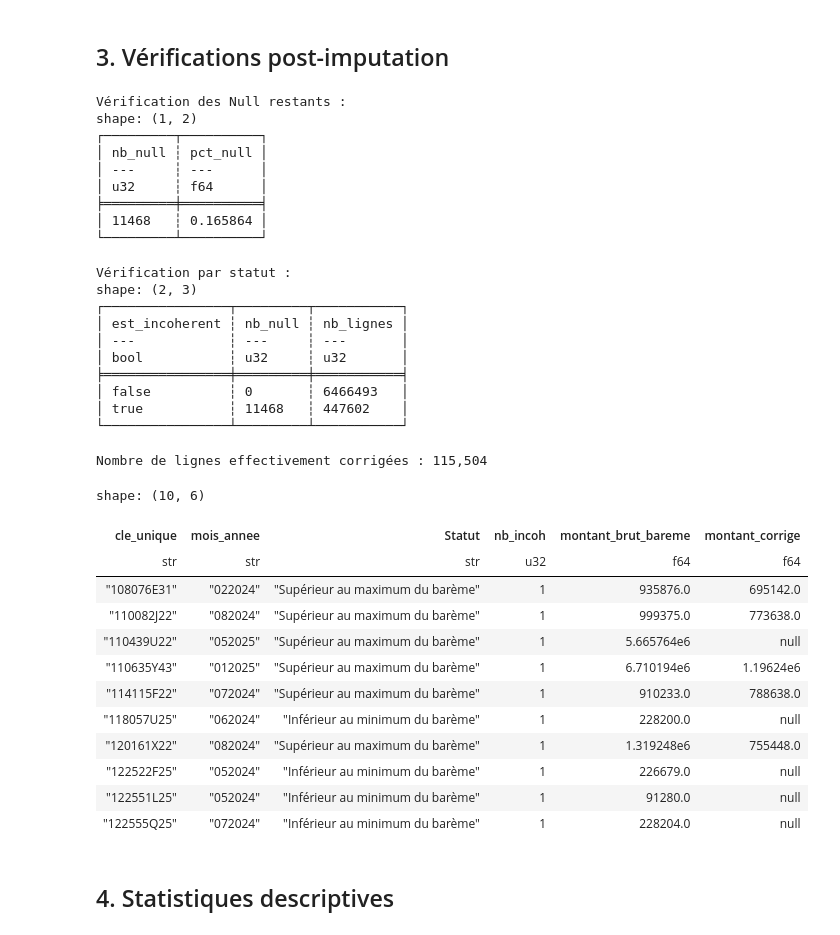
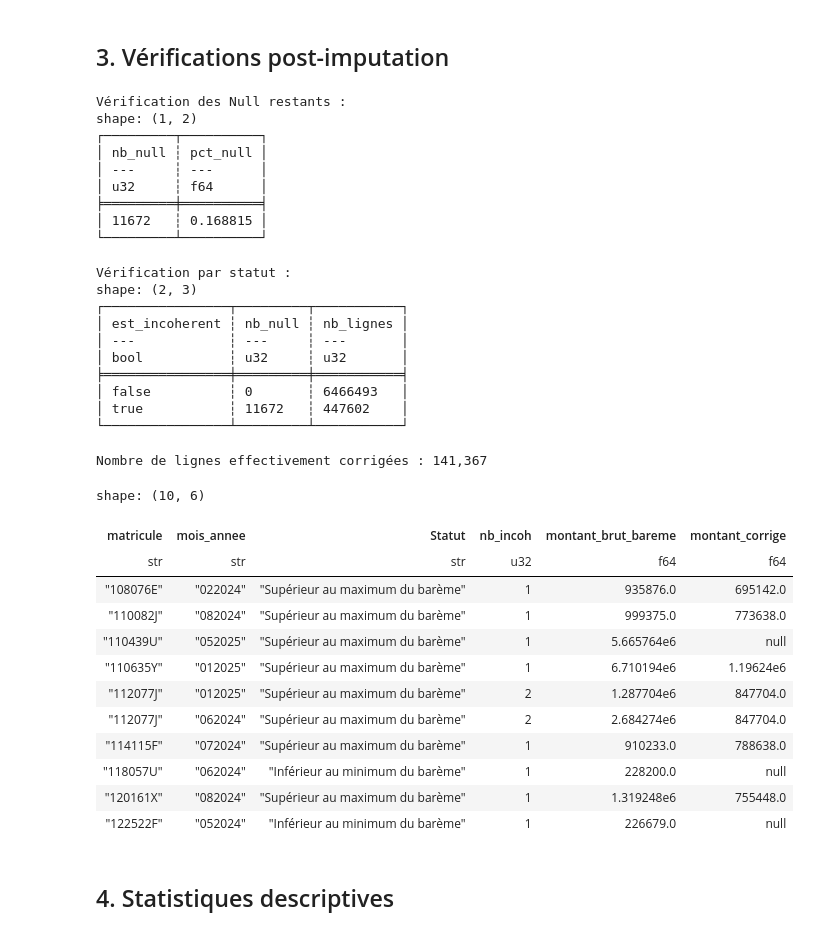
Before and after one commit to cae-ins/panel_admin_data, a Jupyter notebook: Imputation_forward.ipynb, the cells around one changed output. Cells and saved outputs as stored; diff of their text form; code cells hidden in the pictures.

Commit message:
⚡️ Actualisation de la méthodologie d'imputation (forward+bacward) avec prise en compte des Grades, emploi et code organisme pour chaque agent.

```diff
--- a/Imputation_forward.ipynb
+++ b/Imputation_forward.ipynb
@@ -143,7 +143,7 @@ Si le premier mois est hors barème (pas de valeur précédente), on utilise un
 # ÉTAPE 1 — Calcul des critères d'éligibilité par agent
 # ─────────────────────────────────────────────────────
 criteria = (
-    base.group_by("cle_unique")
+    base.group_by("matricule")
     .agg([
         pl.col("Statut").is_in(statuts_incoherents).sum().alias("nb_incoh"),
         pl.col("GRADE").n_unique().alias("n_grade"),
@@ -153,10 +153,7 @@ criteria = (
     .with_columns(
         (
             (pl.col("nb_incoh") > 0) &
-            (pl.col("nb_incoh") <= 5) &
-            (pl.col("n_grade") == 1) &
-            (pl.col("n_emploi") == 1) &
-            (pl.col("n_org") == 1)
+            (pl.col("nb_incoh") <= 5)
         ).alias("eligible_imputation")
     )
 )
@@ -174,11 +171,11 @@ Agents non éligibles: 42,470
 # ─────────────────────────────────────────────────────
 # ÉTAPE 2 — Join + Forward Fill (avec .over() pour scoper par agent)
 # ─────────────────────────────────────────────────────
-df = base.join(criteria, on="cle_unique", how="left")
+df = base.join(criteria, on="matricule", how="left")
 
 base_corrigee = (
     df
-    .sort(["cle_unique", "mois_annee"])
+    .sort(["matricule", "mois_annee"])
     # Créer une colonne temporaire : Null pour les mois à imputer, valeur valide sinon
     .with_columns(
         pl.when(
@@ -196,7 +193,8 @@ base_corrigee = (
             pl.col("valeur_clean")
             .fill_null(strategy="forward")
             .fill_null(strategy="backward")
-            .over("cle_unique")
+            .over(["matricule", "GRADE", "emploi", "CODE_ORGANISME"])
+
         )
         .otherwise(pl.col("montant_brut_bareme"))
         .alias("montant_corrige")
@@ -226,7 +224,7 @@ shape: (1, 2)
 │ ---     ┆ ---      │
 │ u32     ┆ f64      │
 ╞═════════╪══════════╡
-│ 11468   ┆ 0.165864 │
+│ 11672   ┆ 0.168815 │
 └─────────┴──────────┘
 # %%
 # Vérification par statut (conforme vs incohérent)
@@ -251,38 +249,38 @@ shape: (2, 3)
 │ bool           ┆ u32     ┆ u32       │
 ╞════════════════╪═════════╪═══════════╡
 │ false          ┆ 0       ┆ 6466493   │
-│ true           ┆ 11468   ┆ 447602    │
+│ true           ┆ 11672   ┆ 447602    │
 └────────────────┴─────────┴───────────┘
 # %%
 # Aperçu : lignes corrigées (éligibles + hors barème) avec avant/après
 apercu_corrections = (
     base_corrigee
     .filter(
         pl.col("eligible_imputation") &
         pl.col("Statut").is_in(statuts_incoherents)
     )
     .select([
-        "cle_unique", "mois_annee", "Statut", "nb_incoh",
+        "matricule", "mois_annee", "Statut", "nb_incoh",
         "montant_brut_bareme", "montant_corrige"
     ])
 )
 print(f"Nombre de lignes effectivement corrigées : {len(apercu_corrections):,}")
 apercu_corrections.head(10)
 # %% [output]
-Nombre de lignes effectivement corrigées : 115,504
+Nombre de lignes effectivement corrigées : 141,367
 shape: (10, 6)
-| cle_unique | mois_annee | Statut | nb_incoh | montant_brut_bareme | montant_corrige |
+| matricule | mois_annee | Statut | nb_incoh | montant_brut_bareme | montant_corrige |
 | str | str | str | u32 | f64 | f64 |
-| "108076E31" | "022024" | "Supérieur au maximum du barème" | 1 | 935876.0 | 695142.0 |
-| "110082J22" | "082024" | "Supérieur au maximum du barème" | 1 | 999375.0 | 773638.0 |
-| "110439U22" | "052025" | "Supérieur au maximum du barème" | 1 | 5.665764e6 | null |
-| "110635Y43" | "012025" | "Supérieur au maximum du barème" | 1 | 6.710194e6 | 1.19624e6 |
-| "114115F22" | "072024" | "Supérieur au maximum du barème" | 1 | 910233.0 | 788638.0 |
-| "118057U25" | "062024" | "Inférieur au minimum du barème" | 1 | 228200.0 | null |
-| "120161X22" | "082024" | "Supérieur au maximum du barème" | 1 | 1.319248e6 | 755448.0 |
-| "122522F25" | "052024" | "Inférieur au minimum du barème" | 1 | 226679.0 | null |
-| "122551L25" | "052024" | "Inférieur au minimum du barème" | 1 | 91280.0 | null |
-| "122555Q25" | "072024" | "Inférieur au minimum du barème" | 1 | 228204.0 | null |
+| "108076E" | "022024" | "Supérieur au maximum du barème" | 1 | 935876.0 | 695142.0 |
+| "110082J" | "082024" | "Supérieur au maximum du barème" | 1 | 999375.0 | 773638.0 |
+| "110439U" | "052025" | "Supérieur au maximum du barème" | 1 | 5.665764e6 | null |
+| "110635Y" | "012025" | "Supérieur au maximum du barème" | 1 | 6.710194e6 | 1.19624e6 |
+| "112077J" | "012025" | "Supérieur au maximum du barème" | 2 | 1.287704e6 | 847704.0 |
+| "112077J" | "062024" | "Supérieur au maximum du barème" | 2 | 2.684274e6 | 847704.0 |
+| "114115F" | "072024" | "Supérieur au maximum du barème" | 1 | 910233.0 | 788638.0 |
+| "118057U" | "062024" | "Inférieur au minimum du barème" | 1 | 228200.0 | null |
+| "120161X" | "082024" | "Supérieur au maximum du barème" | 1 | 1.319248e6 | 755448.0 |
+| "122522F" | "052024" | "Inférieur au minimum du barème" | 1 | 226679.0 | null |
 # %% [markdown]
 ## 4. Statistiques descriptives
 # %%
```
Also changed, not shown: parts of 10 cells of this notebook.
